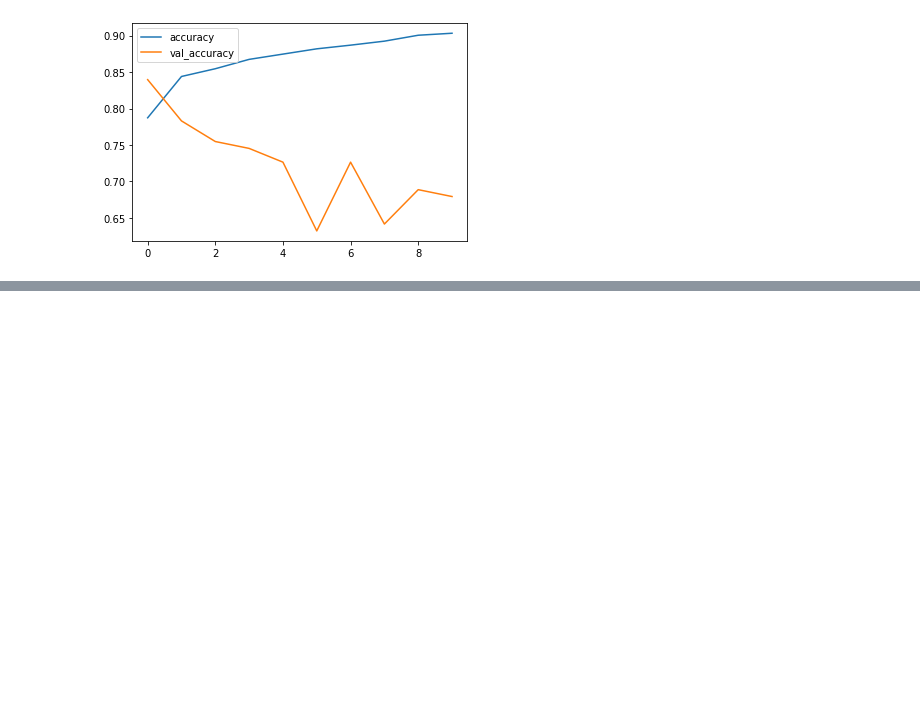
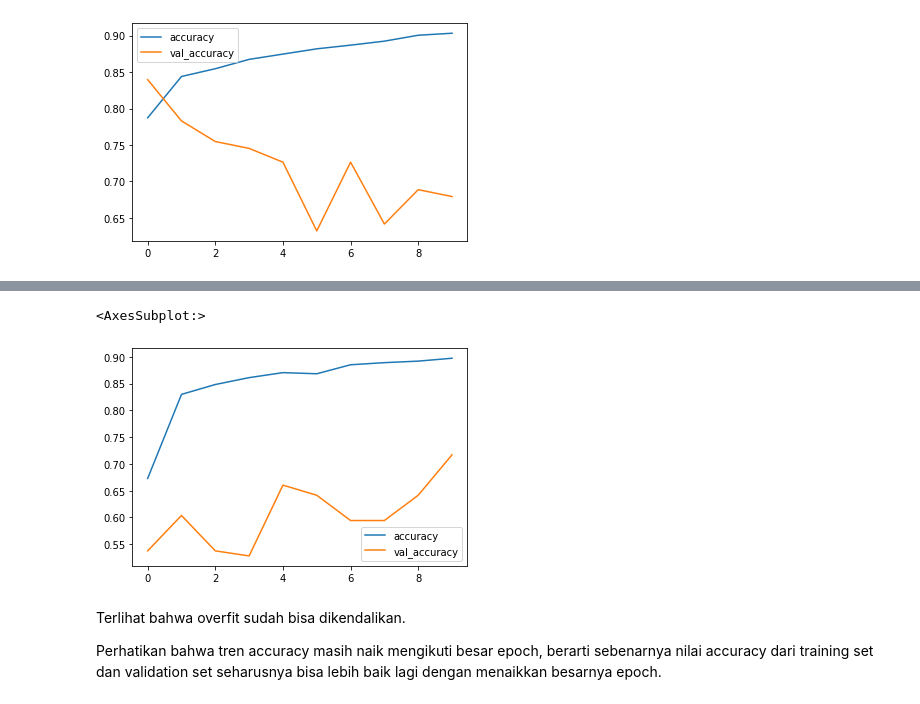
Before and after one commit to chilldenaya/drowsiness-detection, a Jupyter notebook: tensor.ipynb, the cells around one changed output, grey strips where cells are left out. Drawn from its saved outputs; the diff is of its cells as text; code cells hidden in the pictures; blank space fills up the shorter version.

```diff
--- a/tensor.ipynb
+++ b/tensor.ipynb
@@ -185,11 +239,15 @@ but new problem comes, overfit shows pretty clear on the graph above.
 # %%
-
-# add data augmentation to prevent overfitting
-data_augmentation = models.Sequential(
-  [
-    layers.experimental.preprocessing.RandomRotation(0.2, input_shape=(200, 200, 3)),
-    layers.experimental.preprocessing.RandomZoom(0.2),
-  ], name="data_augmentation"
+training_set = tensorflow.keras.preprocessing.image_dataset_from_directory(
+    "/home/internet/itb/pattern_recognition/training_set",
+    seed=101,
+    image_size=(200, 200),
+    batch_size=32
+)
+validation_set = tensorflow.keras.preprocessing.image_dataset_from_directory(
+    "/home/internet/itb/pattern_recognition/validation_set",
+    seed=101,
+    image_size=(200, 200),
+    batch_size=32
 )
 
 # add early stopping callback
@@ -200,7 +258,6 @@ callbacks = [
 
 model = models.Sequential(
   [
-    data_augmentation,
     layers.Conv2D(8, (3, 3), activation="relu", padding="same", input_shape=(200, 200, 3)),
     layers.MaxPooling2D((2, 2)),
     # add dropout layers
@@ -245,0 +315,6 @@ Epoch 3/10
+<AxesSubplot:>
+[figure, added]
+# %% [markdown]
+Terlihat bahwa overfit sudah bisa dikendalikan.
+
+Perhatikan bahwa tren accuracy masih naik mengikuti besar epoch, berarti sebenarnya nilai accuracy dari training set dan validation set seharusnya bisa lebih baik lagi dengan menaikkan besarnya epoch.
```
Also changed, not shown: parts of 18 cells of this notebook.
